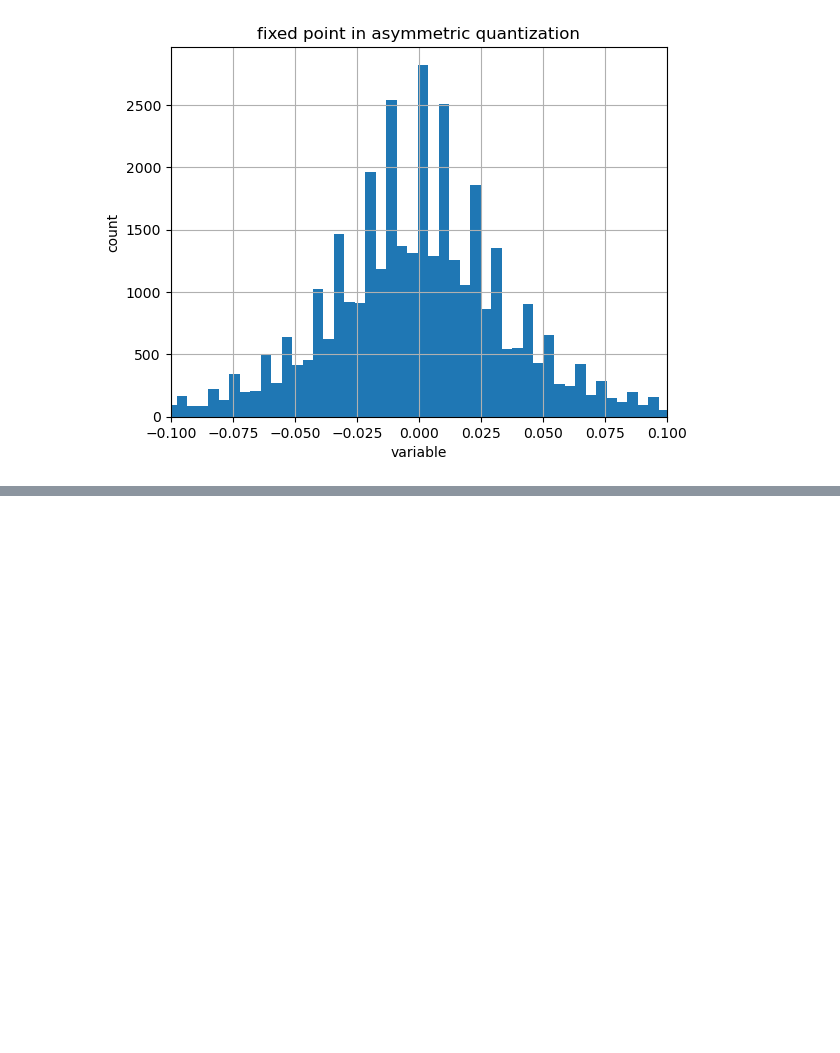
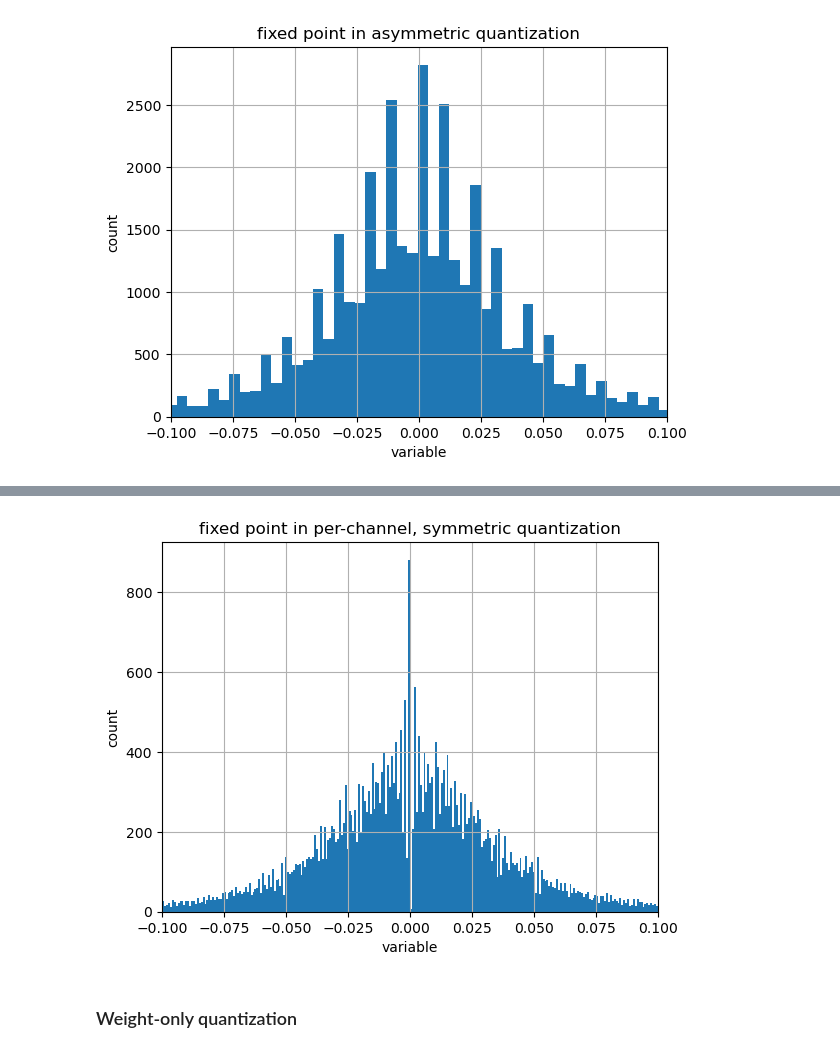
Before and after one commit to Eungis/fdc, a Jupyter notebook: nlp/background/quantization.ipynb, the cells around one changed output, grey strips where cells are left out. Saved outputs shown, nothing was run; the diff lists cells and outputs as text; code cells hidden in the pictures; blank space fills up the shorter version.

```diff
--- a/nlp/quantization/simulate.ipynb
+++ b/nlp/background/quantization.ipynb
@@ -161,0 +242,11 @@ plt.grid()
+# %%
+plt.hist(data_qn.flatten(), bins=1000)
+plt.xlabel("variable")
+plt.ylabel("count")
+plt.title("fixed point in per-channel, symmetric quantization")
+plt.xlim([-0.1, 0.1])
+plt.grid()
+# %% [output]
+[figure, added]
+# %% [markdown]
+### Weight-only quantization
```
Also changed, not shown: parts of 9 cells of this notebook.
